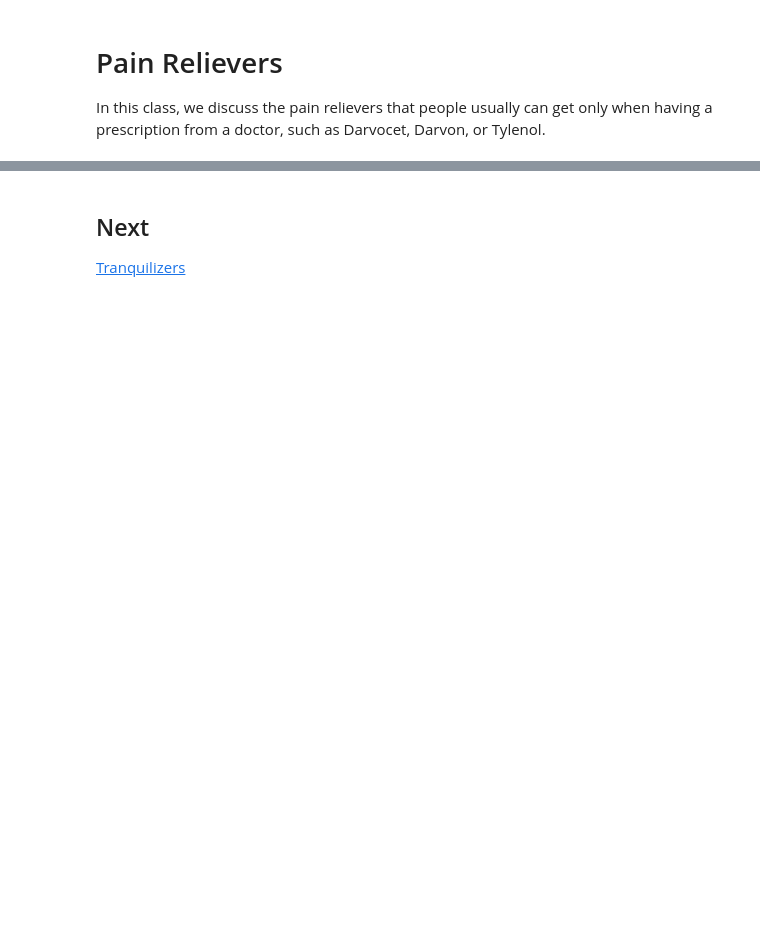
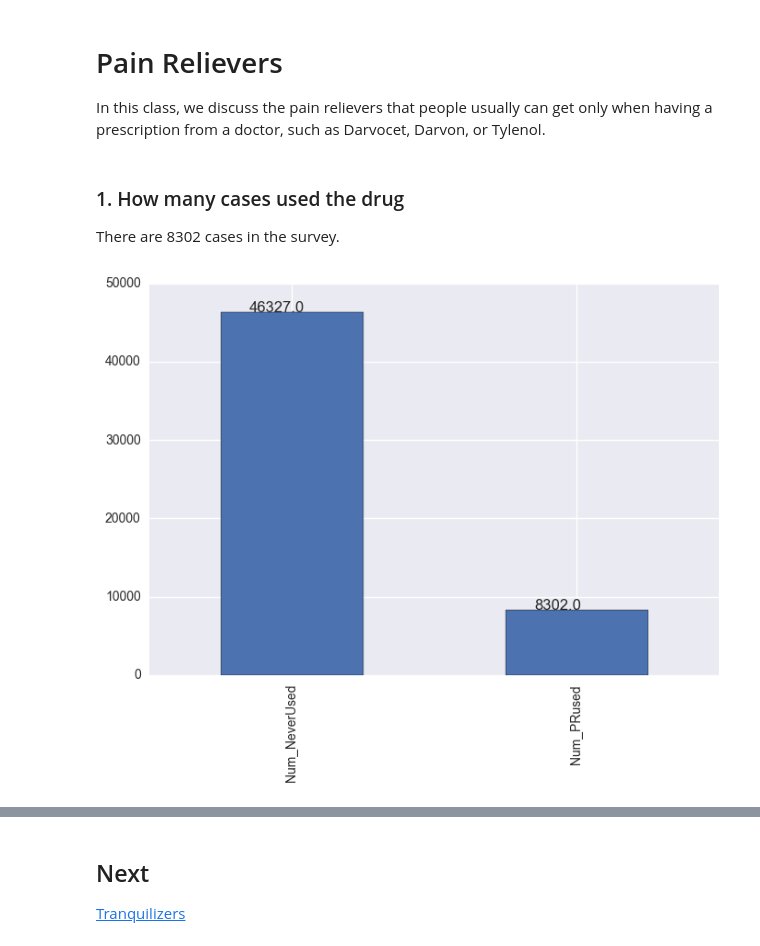
Before and after one commit to AliaAlaaElDinAdly/VA_Project, a Jupyter notebook: Pain Relievers.ipynb, the cells around one changed output, grey strips where cells are left out. Cells and saved outputs as stored; diff of their text form; code cells hidden in the pictures; blank space fills up the shorter version.

```diff
--- a/Pain Relievers.ipynb
+++ b/Pain Relievers.ipynb
@@ -25,0 +23,16 @@ oxycotin = tabacco.ix[:,'OXYCAGE':'OXDAYPWK'].copy() # oxycotin dataset
+# %% [markdown]
+### 1. How many cases used the drug
+There are 8302 cases in the survey.
+# %%
+
+Num_NeverUsed=pain_relievers.query('DARVTYLC ==91').shape[0]
+Num_PRused=pain_relievers.query('(ANLCARD ==1)|(VICOLOR ==1)|(PERCTYLX ==1)|(DARVTYLC ==1)').shape[0]
+Num__PR =  {"Num":{"Num_NeverUsed":Num_NeverUsed, "Num_PRused":Num_PRused }}
+DF_Num__PR=pd.DataFrame(Num__PR).sort_values('Num', ascending = False)
+
+ax = DF_Num__PR['Num'].plot.bar()
+
+for p in ax.patches:
+        ax.annotate(str(p.get_height()), (p.get_x()+0.1 , p.get_height()+50))
+# %% [output]
+[figure, added]
```
Also changed, not shown: parts of 8 cells of this notebook, 5 other files.
